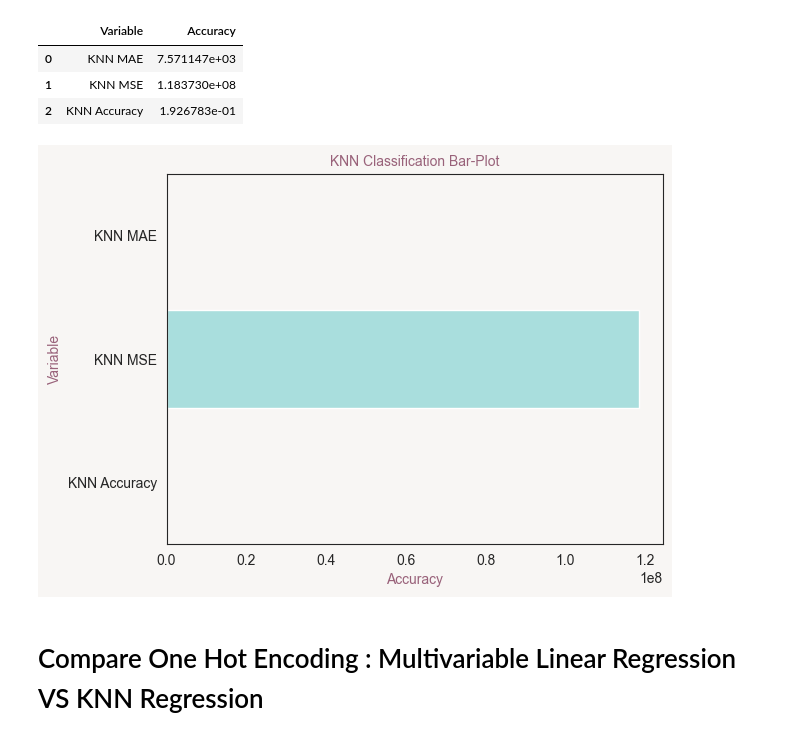
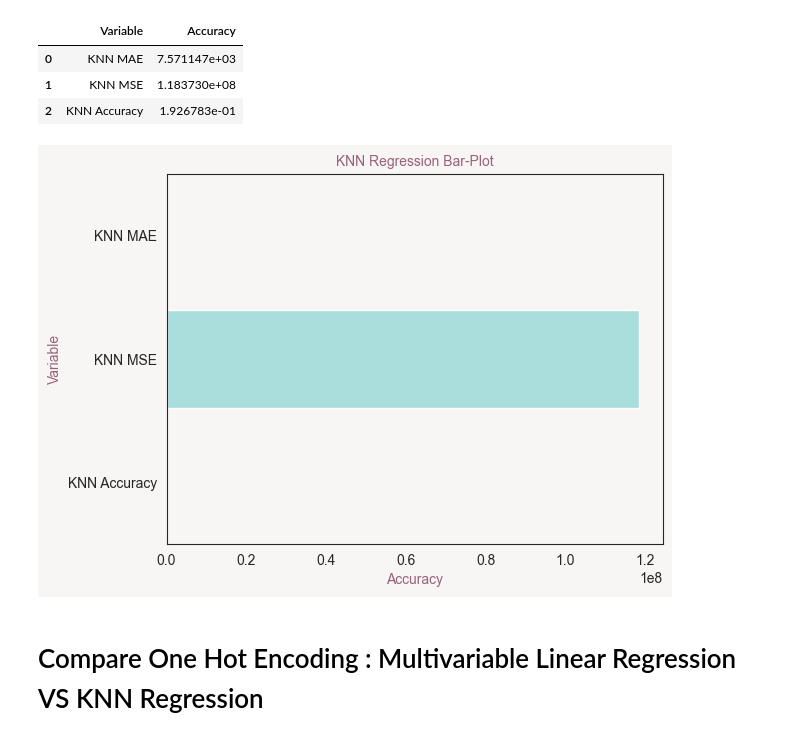
Before and after one commit to NishatTasnim01/Multivariable_Linear_Regression_-_KNN, a Jupyter notebook: Multivariable_Linear_Regression_&_KNN.ipynb, the cells around one changed output. Drawn from its saved outputs; the diff is of its cells as text; code cells hidden in the pictures.

```diff
--- a/Multivariable_Linear_Regression_&_KNN.ipynb
+++ b/Multivariable_Linear_Regression_&_KNN.ipynb
@@ -335,19 +335,19 @@ df_after_KNN_pred.head()
 # %%
 sns.set_style("white", {'axes.facecolor': '#F8F6F4'})
 sns.set_palette(['#FFAEBC', '#A0E7E5', '#B4F8C8'])
 
 fig = plt.gcf()
 fig.set_facecolor('#F8F6F4')
 
 ax = sns.barplot(x='Accuracy', y='Variable', data=df_after_KNN_pred)
 
-plt.title("KNN Classification Bar-Plot", color="#99627A", fontsize=10)
+plt.title("KNN Regression Bar-Plot", color="#99627A", fontsize=10)
 ax.set_xlabel('Accuracy', color='#99627A', fontsize=10)
 ax.set_ylabel('Variable', color='#99627A', fontsize=10)
 
 plt.show()
 # %% [output]
-[figure, old version]
+[figure, new version]
 # %% [markdown]
 # Compare One Hot Encoding : Multivariable Linear Regression VS KNN Regression
 # %%
```
Also changed, not shown: parts of 5 cells of this notebook.
